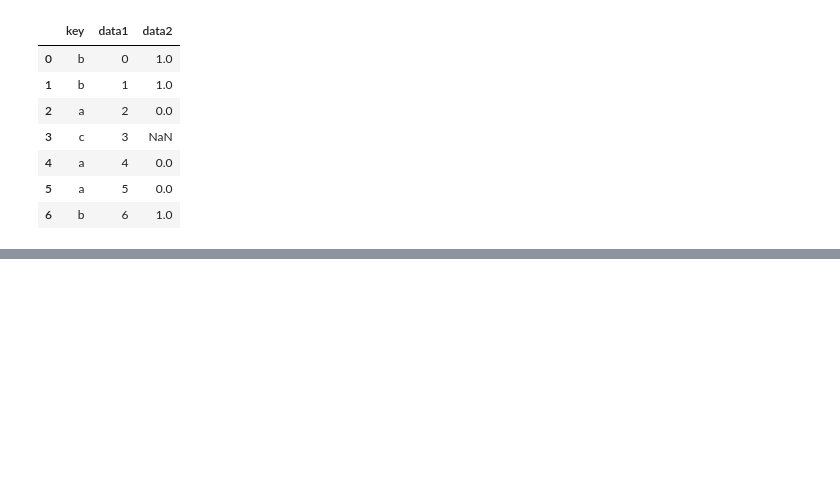
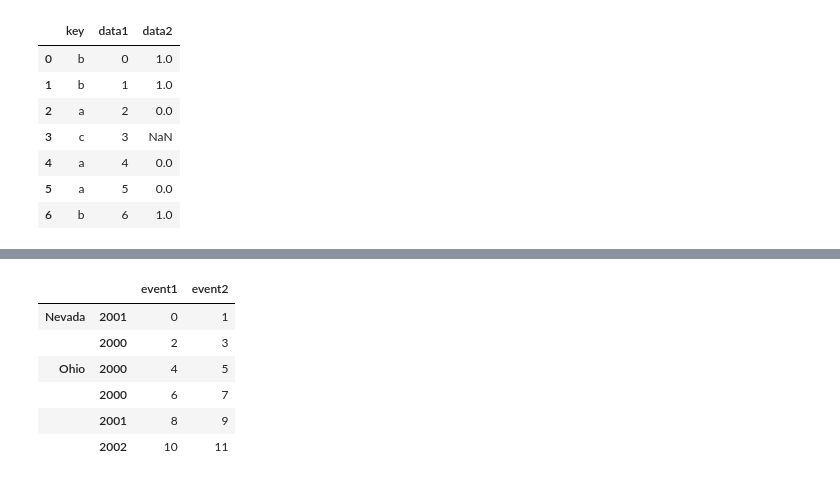
Before and after one commit to shuangsong/python_data_analysis, a Jupyter notebook: note_3.ipynb, the cells around one changed output, grey strips where cells are left out. Saved outputs shown, nothing was run; the diff lists cells and outputs as text; code cells hidden in the pictures; blank space fills up the shorter version.

```diff
--- a/note_3.ipynb
+++ b/note_3.ipynb
@@ -244,0 +306,9 @@ TypeError: merge() got multiple values for argument 'how'
+# %%
+lefth = DataFrame({'key1':['Ohio','Ohio','Ohio','Nevada','Nevada'],
+                  'key2':[2000, 2001, 2002, 2001, 2001],
+                  'data':np.arange(5.)})
+righth = DataFrame(np.arange(12).reshape((6,2)),
+                   index = [['Nevada','Nevada','Ohio','Ohio','Ohio','Ohio'],
+                           [2001,2000,2000,2000,2001,2002]],
+                   columns = ['event1','event2'])
+lefth
@@ -244,0 +322,10 @@ TypeError: merge() got multiple values for argument 'how'
+# %%
+righth
+# %% [output]
+|  |  | event1 | event2 |
+| Nevada | 2001 | 0 | 1 |
+|  | 2000 | 2 | 3 |
+| Ohio | 2000 | 4 | 5 |
+|  | 2000 | 6 | 7 |
+|  | 2001 | 8 | 9 |
+|  | 2002 | 10 | 11 |
```
Also changed, not shown: parts of 10 cells of this notebook.
